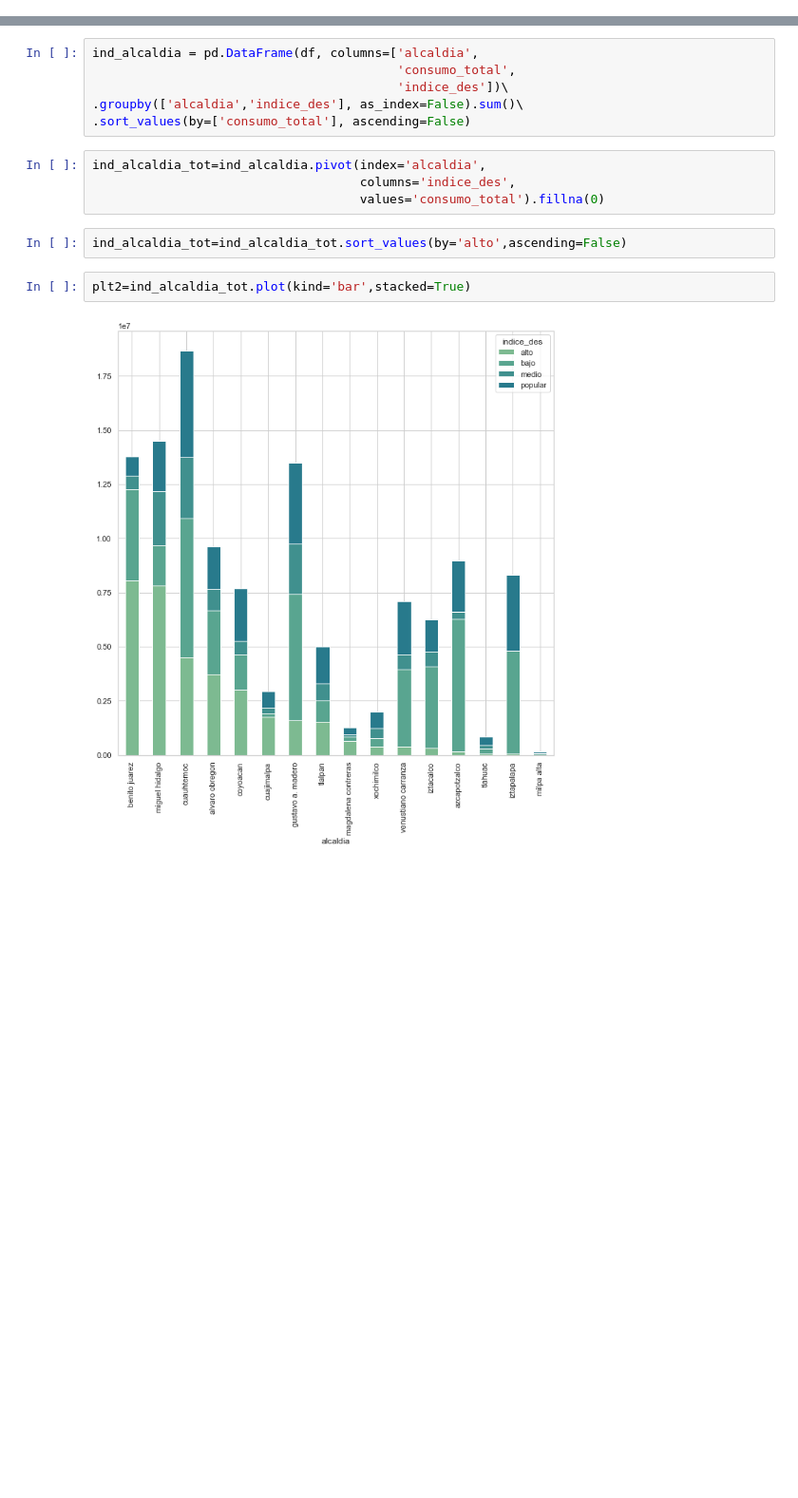
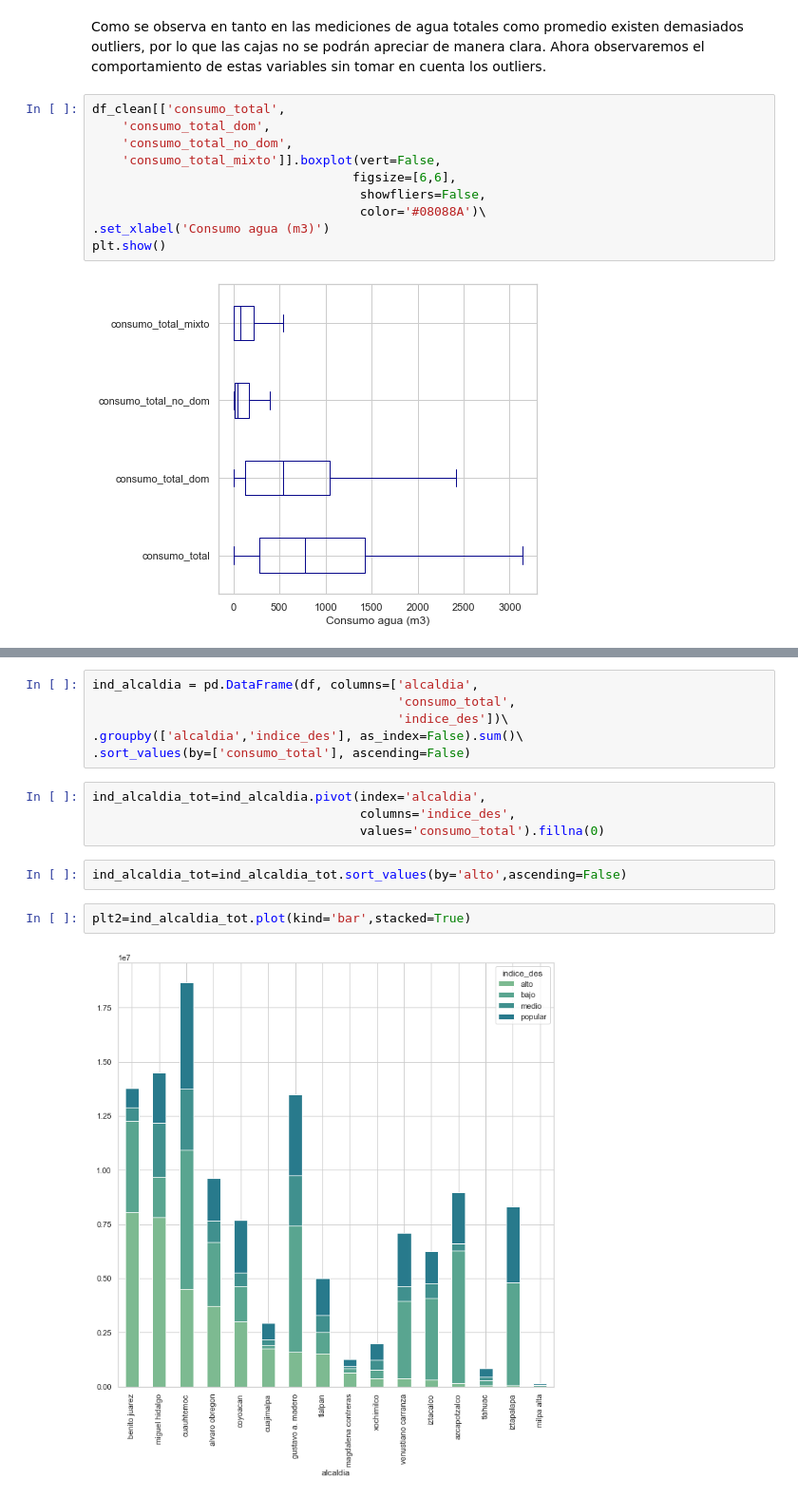
Before and after one commit to ElenaVillano/eda_geda_conagua, a Jupyter notebook: Ele_graphics.ipynb, the cells around one changed output, grey strips where cells are left out. Shown at 95% size. Drawn from its saved outputs; the diff is of its cells as text; blank space fills up the shorter version.

```diff
--- a/Ele_graphics.ipynb
+++ b/Ele_graphics.ipynb
@@ -194,0 +104,14 @@ plt1 = sns.barplot(x="value", y="alcaldia",
+# %% [markdown]
+Como se observa en tanto en las mediciones de agua totales como promedio existen demasiados outliers, por lo que las cajas no se podrán apreciar de manera clara. Ahora observaremos el comportamiento de estas variables sin tomar en cuenta los outliers.
+# %%
+df_clean[['consumo_total',
+    'consumo_total_dom',
+    'consumo_total_no_dom',
+    'consumo_total_mixto']].boxplot(vert=False,
+                                   figsize=[6,6],
+                                    showfliers=False,
+                                    color='#08088A')\
+.set_xlabel('Consumo agua (m3)')
+plt.show()
+# %% [output]
+[figure, added]
```
Also changed, not shown: parts of 42 cells of this notebook.
